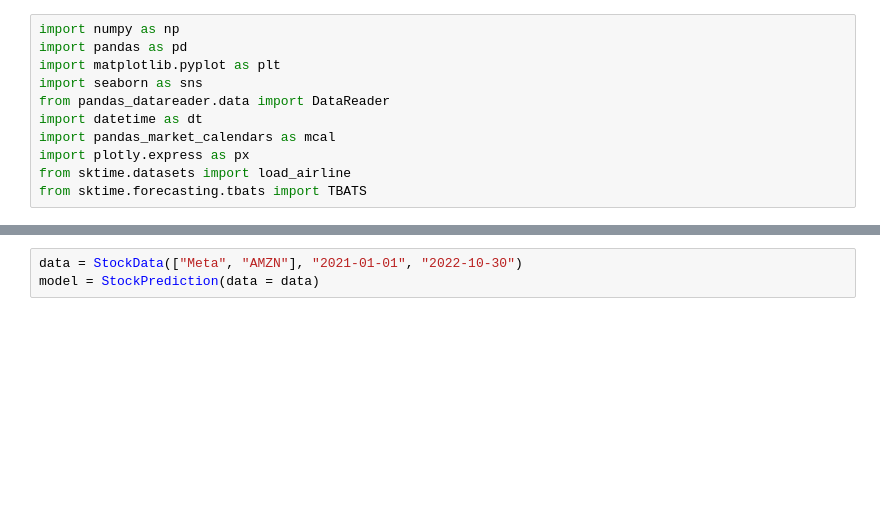
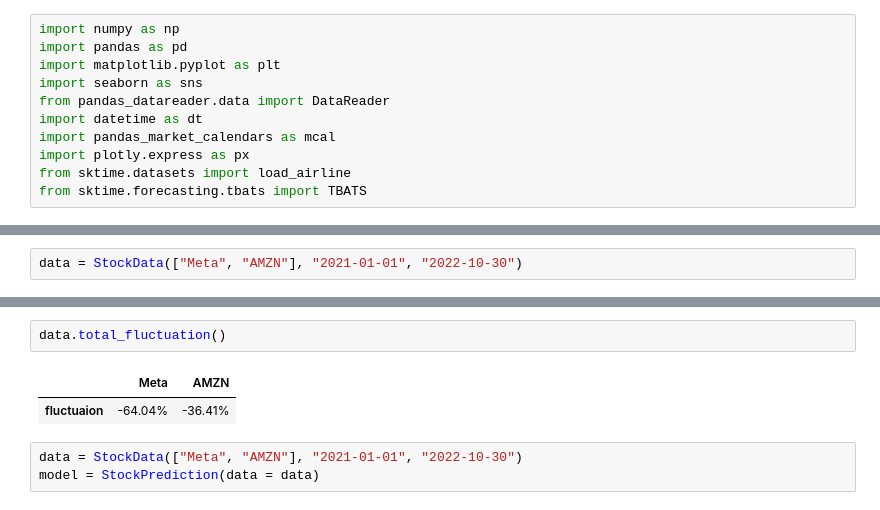
Before and after one commit to Ko2259/StockPrice, a Jupyter notebook: StockPrice/1.ipynb, the cells around one changed output, grey strips where cells are left out. Cells and saved outputs as stored; diff of their text form; blank space fills up the shorter version.

```diff
--- a/StockPrice/1.ipynb
+++ b/StockPrice/1.ipynb
@@ -16,0 +15,2 @@ SyntaxError: unexpected EOF while parsing (StockPrice_ML.py, line 89)
+# %%
+data = StockData(["Meta", "AMZN"], "2021-01-01", "2022-10-30")
@@ -17,3 +29,8 @@ SyntaxError: unexpected EOF while parsing (StockPrice_ML.py, line 89)
+# %%
+data.total_fluctuation()
+# %% [output]
+|  | Meta | AMZN |
+| fluctuaion | -64.04% | -36.41% |
 # %%
 data = StockData(["Meta", "AMZN"], "2021-01-01", "2022-10-30")
 model = StockPrediction(data = data)
```
Also changed, not shown: parts of 4 cells of this notebook, 10 other files.
